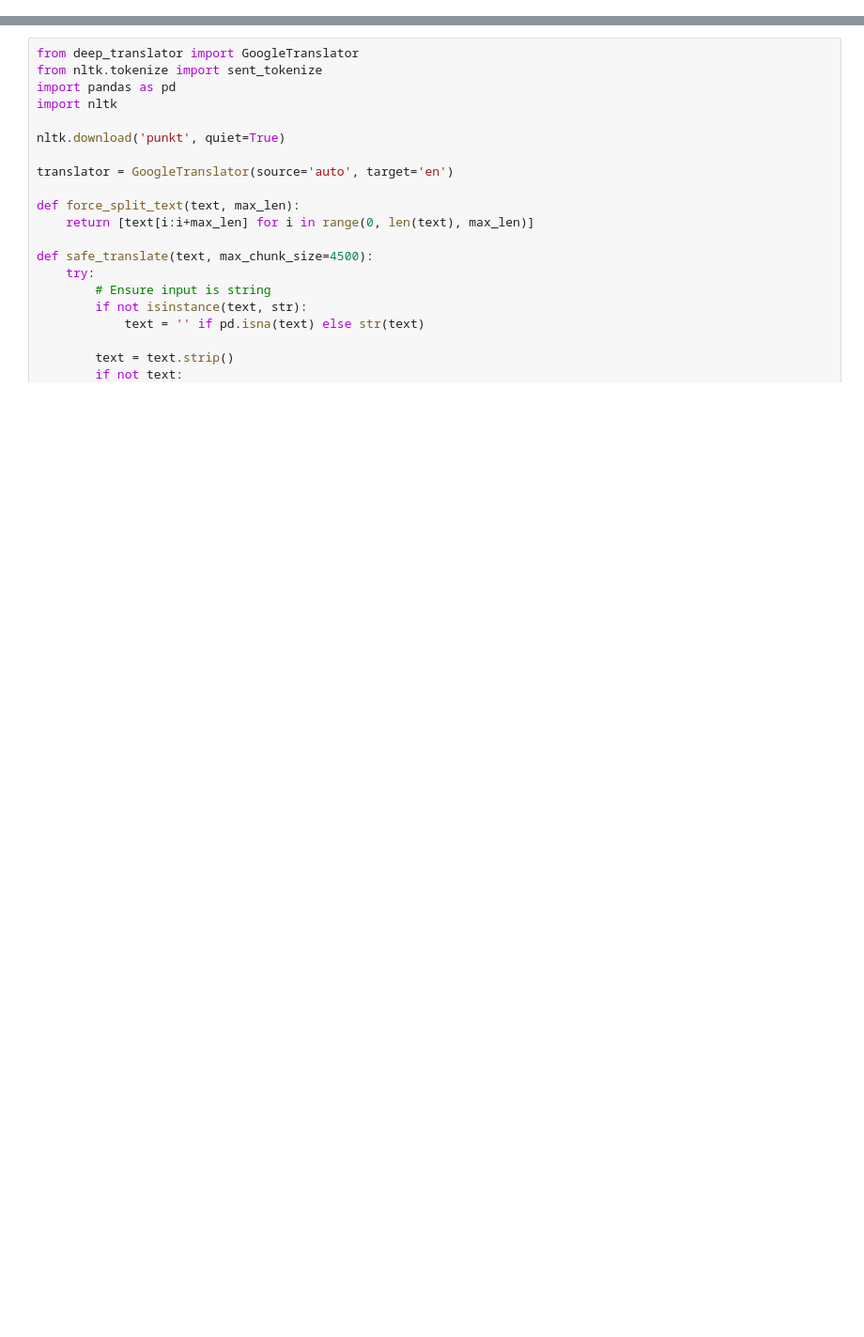
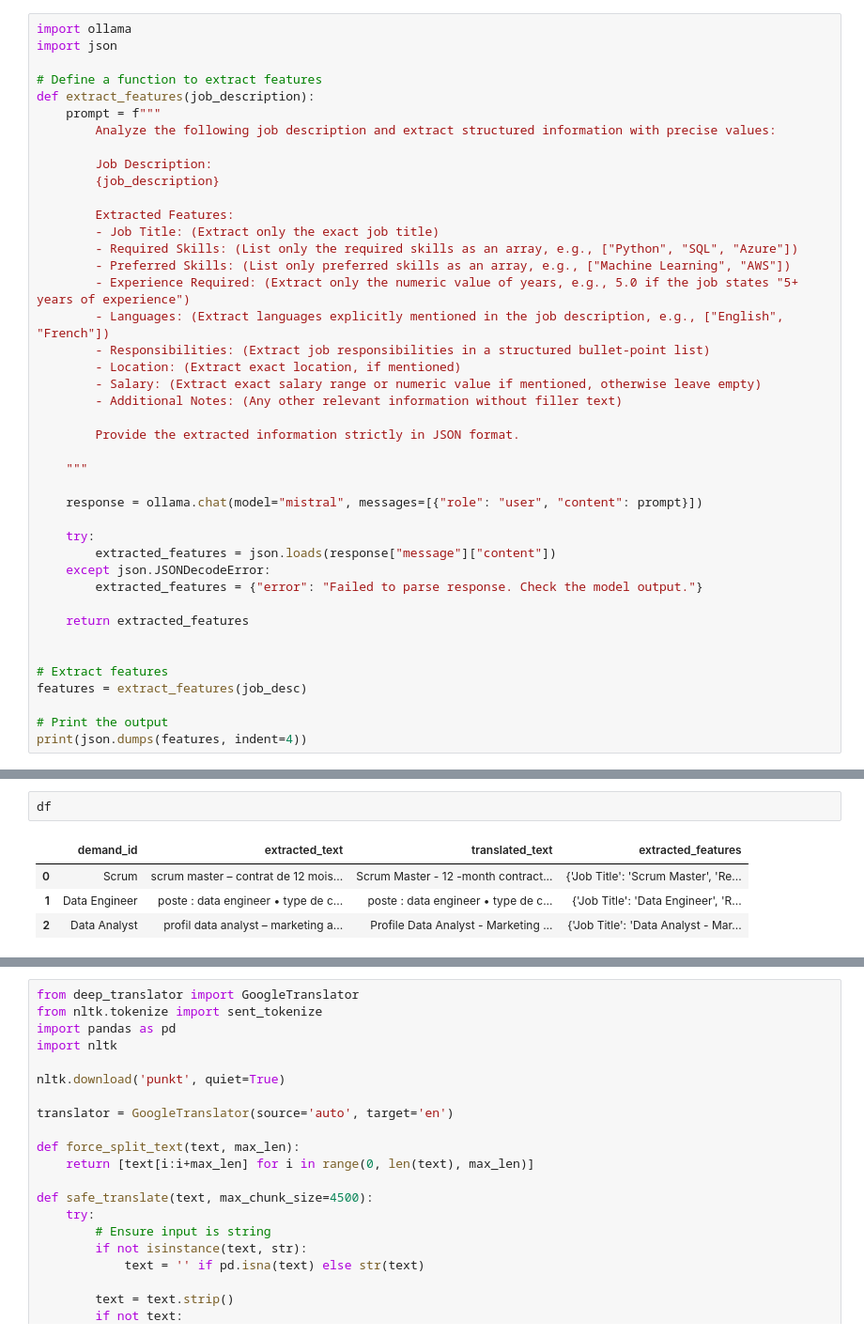
Before and after one commit to Yashsethi24/Skillfinder.AI_HEC_Data_Science_Challenge, a Jupyter notebook: Untitled19.ipynb, the cells around one changed output, grey strips where cells are left out. Shown at 94% size. Cells and saved outputs as stored; diff of their text form; blank space fills up the shorter version.

Commit message:
Added logic to extract features using ollama

```diff
--- a/Untitled19.ipynb
+++ b/Untitled19.ipynb
@@ -22,0 +52,42 @@ Successfully installed easyocr-1.7.2 ninja-1.11.1.4 nvidia-cublas-cu12-12.4.5.8
+# %%
+import ollama
+import json
+
+# Define a function to extract features
+def extract_features(job_description):
+    prompt = f"""
+        Analyze the following job description and extract structured information with precise values:
+
+        Job Description:
+        {job_description}
+
+        Extracted Features:
+        - Job Title: (Extract only the exact job title)
+        - Required Skills: (List only the required skills as an array, e.g., ["Python", "SQL", "Azure"])
+        - Preferred Skills: (List only preferred skills as an array, e.g., ["Machine Learning", "AWS"])
+        - Experience Required: (Extract only the numeric value of years, e.g., 5.0 if the job states "5+ years of experience")
+        - Languages: (Extract languages explicitly mentioned in the job description, e.g., ["English", "French"])
+        - Responsibilities: (Extract job responsibilities in a structured bullet-point list)
+        - Location: (Extract exact location, if mentioned)
+        - Salary: (Extract exact salary range or numeric value if mentioned, otherwise leave empty)
+        - Additional Notes: (Any other relevant information without filler text)
+
+        Provide the extracted information strictly in JSON format.
+
+    """
+
+    response = ollama.chat(model="mistral", messages=[{"role": "user", "content": prompt}])
+
+    try:
+        extracted_features = json.loads(response["message"]["content"])
+    except json.JSONDecodeError:
+        extracted_features = {"error": "Failed to parse response. Check the model output."}
+
+    return extracted_features
+
+
+# Extract features
+features = extract_features(job_desc)
+
+# Print the output
+print(json.dumps(features, indent=4))
@@ -22,0 +158,7 @@ Successfully installed easyocr-1.7.2 ninja-1.11.1.4 nvidia-cublas-cu12-12.4.5.8
+# %%
+df
+# %% [output]
+|  | demand_id | extracted_text | translated_text | extracted_features |
+| 0 | Scrum | scrum master – contrat de 12 mois... | Scrum Master - 12 -month contract... | {'Job Title': 'Scrum Master', 'Re... |
+| 1 | Data Engineer | poste : data engineer • type de c... | poste : data engineer • type de c... | {'Job Title': 'Data Engineer', 'R... |
+| 2 | Data Analyst | profil data analyst – marketing a... | Profile Data Analyst - Marketing ... | {'Job Title': 'Data Analyst - Mar... |
```
Also changed, not shown: parts of 15 cells of this notebook, 1 other file.
